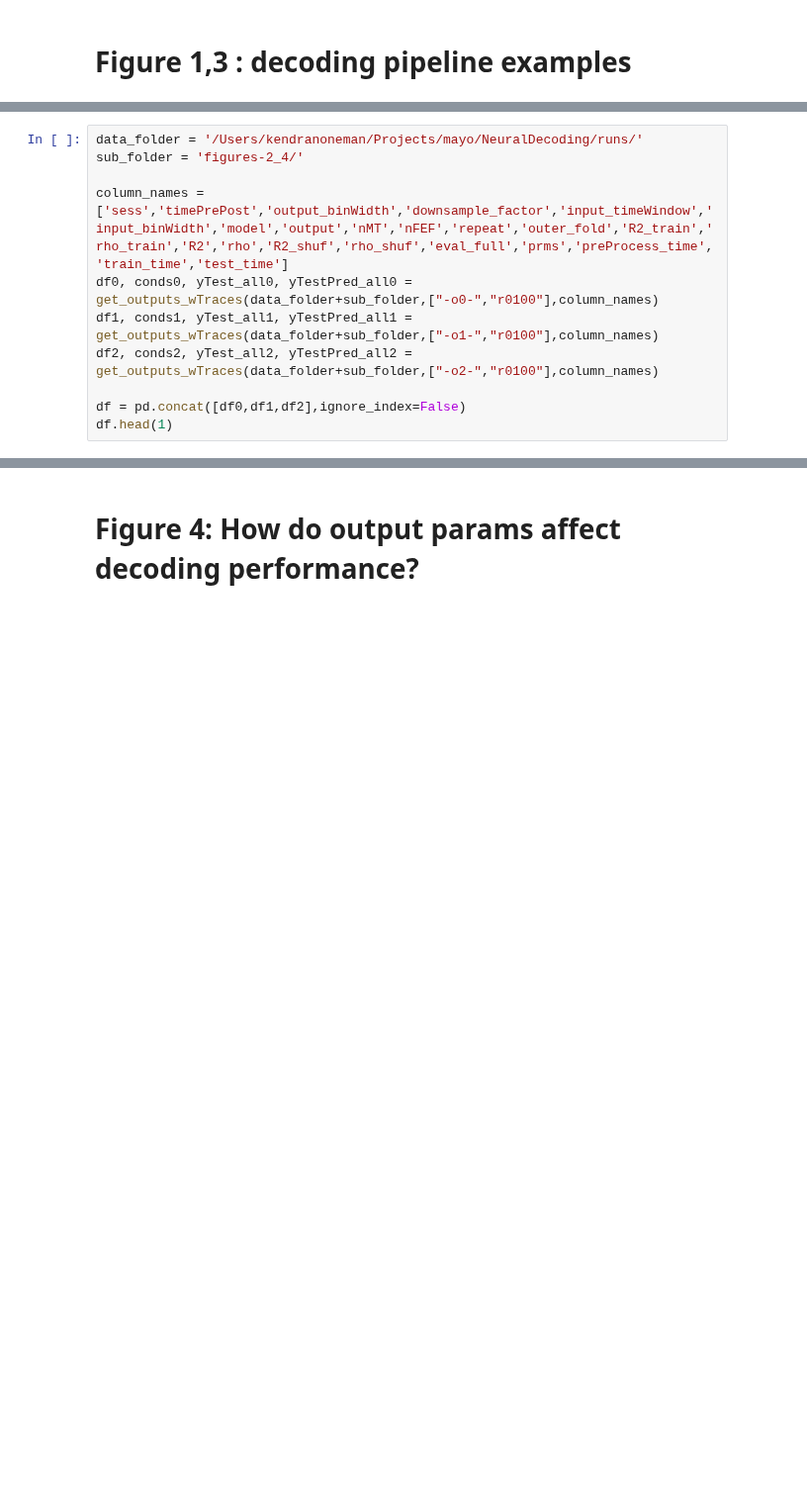
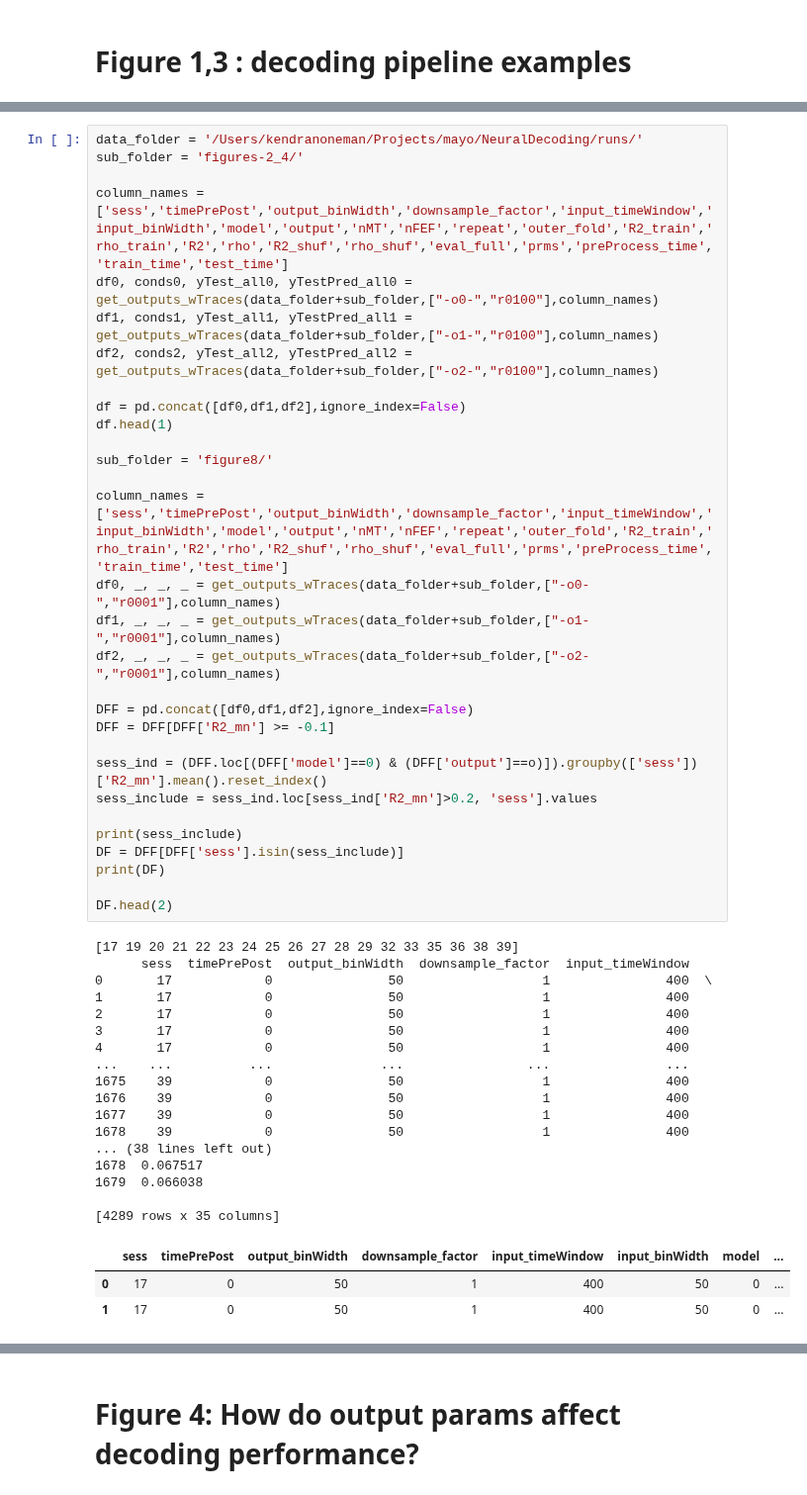
Before and after one commit to mayolabvision/NeuralDecoding, a Jupyter notebook: analyses/Manuscript_Plots.ipynb, the cells around one changed output, grey strips where cells are left out. Shown at 99% size. Drawn from its saved outputs; the diff is of its cells as text; blank space fills up the shorter version.

```diff
--- a/analyses/Manuscript_Plots.ipynb
+++ b/analyses/Manuscript_Plots.ipynb
@@ -476,11 +479,51 @@ fig.savefig(fig_folder+'/traces_8models-acc.png', dpi=600, bbox_inches='tight')
 # %%
 data_folder = '/Users/kendranoneman/Projects/mayo/NeuralDecoding/runs/'
 sub_folder = 'figures-2_4/'
 
 column_names = ['sess','timePrePost','output_binWidth','downsample_factor','input_timeWindow','input_binWidth','model','output','nMT','nFEF','repeat','outer_fold','R2_train','rho_train','R2','rho','R2_shuf','rho_shuf','eval_full','prms','preProcess_time','train_time','test_time']
 df0, conds0, yTest_all0, yTestPred_all0 = get_outputs_wTraces(data_folder+sub_folder,["-o0-","r0100"],column_names)
 df1, conds1, yTest_all1, yTestPred_all1 = get_outputs_wTraces(data_folder+sub_folder,["-o1-","r0100"],column_names)
 df2, conds2, yTest_all2, yTestPred_all2 = get_outputs_wTraces(data_folder+sub_folder,["-o2-","r0100"],column_names)
 
 df = pd.concat([df0,df1,df2],ignore_index=False)
 df.head(1)
+
+sub_folder = 'figure8/'
+
+column_names = ['sess','timePrePost','output_binWidth','downsample_factor','input_timeWindow','input_binWidth','model','output','nMT','nFEF','repeat','outer_fold','R2_train','rho_train','R2','rho','R2_shuf','rho_shuf','eval_full','prms','preProcess_time','train_time','test_time']
+df0, _, _, _ = get_outputs_wTraces(data_folder+sub_folder,["-o0-","r0001"],column_names)
+df1, _, _, _ = get_outputs_wTraces(data_folder+sub_folder,["-o1-","r0001"],column_names)
+df2, _, _, _ = get_outputs_wTraces(data_folder+sub_folder,["-o2-","r0001"],column_names)
+
+DFF = pd.concat([df0,df1,df2],ignore_index=False)
+DFF = DFF[DFF['R2_mn'] >= -0.1]
+
+sess_ind = (DFF.loc[(DFF['model']==0) & (DFF['output']==o)]).groupby(['sess'])['R2_mn'].mean().reset_index()
+sess_include = sess_ind.loc[sess_ind['R2_mn']>0.2, 'sess'].values
+
+print(sess_include)
+DF = DFF[DFF['sess'].isin(sess_include)]
+print(DF)
+
+DF.head(2)
+# %% [output]
+[17 19 20 21 22 23 24 25 26 27 28 29 32 33 35 36 38 39]
+      sess  timePrePost  output_binWidth  downsample_factor  input_timeWindow
+0       17            0               50                  1               400  \
+1       17            0               50                  1               400
+2       17            0               50                  1               400
+3       17            0               50                  1               400
+4       17            0               50                  1               400
+...    ...          ...              ...                ...               ...
+1675    39            0               50                  1               400
+1676    39            0               50                  1               400
+1677    39            0               50                  1               400
+1678    39            0               50                  1               400
+... (38 lines left out)
+1678  0.067517
+1679  0.066038
+
+[4289 rows x 35 columns]
+|  | sess | timePrePost | output_binWidth | downsample_factor | input_timeWindow | input_binWidth | model | ... |
+| 0 | 17 | 0 | 50 | 1 | 400 | 50 | 0 | ... |
+| 1 | 17 | 0 | 50 | 1 | 400 | 50 | 0 | ... |
```
Also changed, not shown: parts of 22 cells of this notebook, 2 other files.
